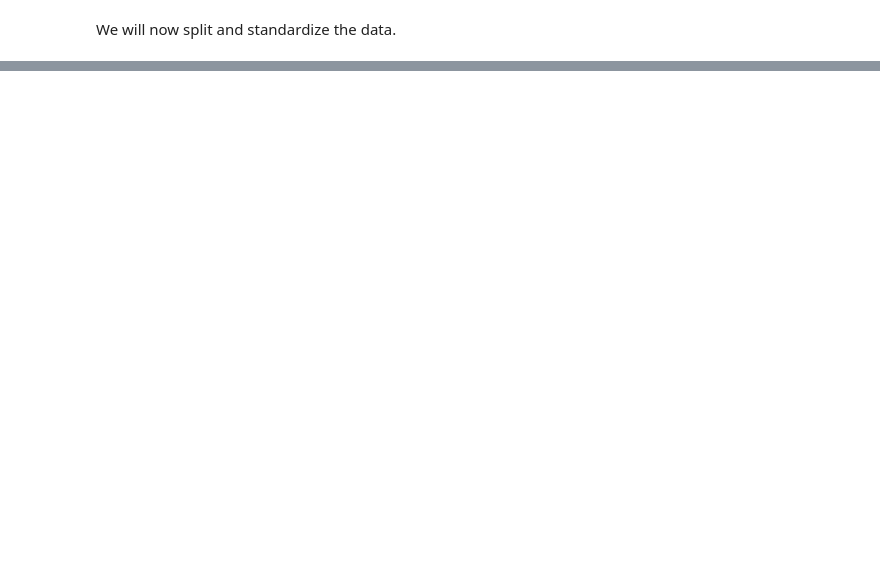
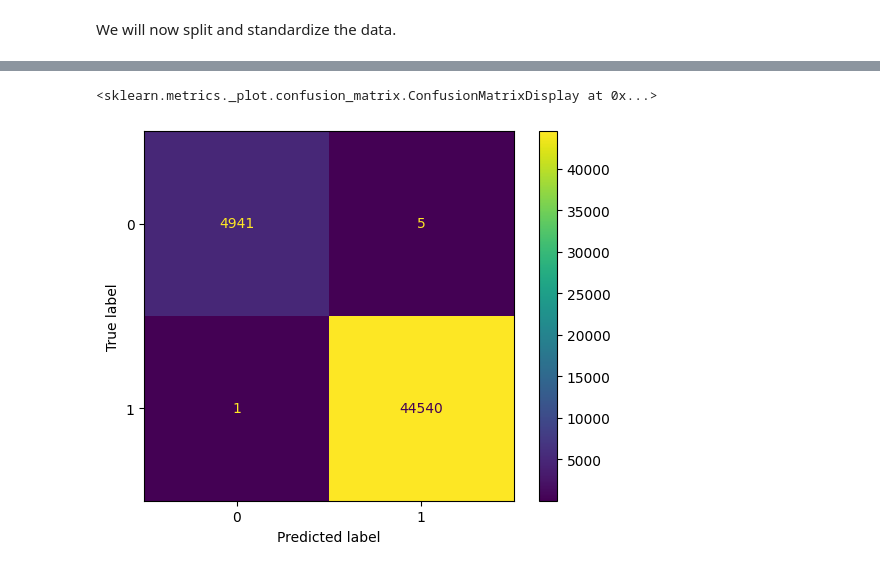
Before and after one commit to bastow-libby/379-Final-Project, a Jupyter notebook: Final_Project_379.ipynb, the cells around one changed output, grey strips where cells are left out. Saved outputs shown, nothing was run; the diff lists cells and outputs as text; code cells hidden in the pictures; blank space fills up the shorter version.

Commit message:
Hopefully updated feature selection and included xgboost - very accurate?

```diff
--- a/Final_Project_379.ipynb
+++ b/Final_Project_379.ipynb
@@ -406,0 +511,5 @@ We will now split and standardize the data.
+# %%
+target = np.where(target=='ATTACK', 1,0) #If the value is ATTACK, replace with 1 for true, otherwise, 0 for false
+unique, counts = np.unique(target, return_counts=True) #Geeks for Geeks used as reference
+print("Unique Values:", unique)
+print("Counts:", counts)
@@ -406,0 +556,6 @@ We will now split and standardize the data.
+# %%
+from sklearn.preprocessing import StandardScaler
+scaler = StandardScaler().fit(X_train) # use the preprocessing StandardScaler method from scikit
+
+X_train_standard = scaler.transform(X_train)
+X_test_standard = scaler.transform(X_test)
@@ -406,0 +564,29 @@ We will now split and standardize the data.
+# %%
+from sklearn.metrics import f1_score, precision_score, recall_score, accuracy_score
+from sklearn.metrics import ConfusionMatrixDisplay
+from xgboost import XGBClassifier
+
+# set the number of estimators to 150
+xgboost_classifier = XGBClassifier(n_estimators=150)
+
+# fit the classifier using the training dataset
+xgboost_classifier.fit(X_train_standard, y_train, verbose=False)
+
+# make predictions using X_test
+pred = xgboost_classifier.predict(X_test_standard)
+
+# compute the measures
+acc_xgboost1 = accuracy_score(y_test, pred)
+f1score_xgboost1 = f1_score(y_test, pred)
+precision_xgboost1 = precision_score(y_test, pred)
+recall_xgboost1 = recall_score(y_test, pred)
+
+
+# display the measures
+print('-'*25)
+print('XGBoost Model: 4 features')
+print('-'*25)
+print('Accuracy: {:.3f}'.format(acc_xgboost1))
+print('Precision: {:.3f}'.format(precision_xgboost1))
+print('Recall: {:.3f}'.format(recall_xgboost1))
+print('F1-score: {:.3f}'.format(f1score_xgboost1))
@@ -406,0 +601,6 @@ We will now split and standardize the data.
+# %%
+ConfusionMatrixDisplay.from_estimator(xgboost_classifier, np.concatenate((X_train_standard, X_test_standard), axis=0),
+                                      np.concatenate((y_train, y_test)))
+# %% [output]
+<sklearn.metrics._plot.confusion_matrix.ConfusionMatrixDisplay at 0x...>
+[figure, added]
```
Also changed, not shown: parts of 25 cells of this notebook.
